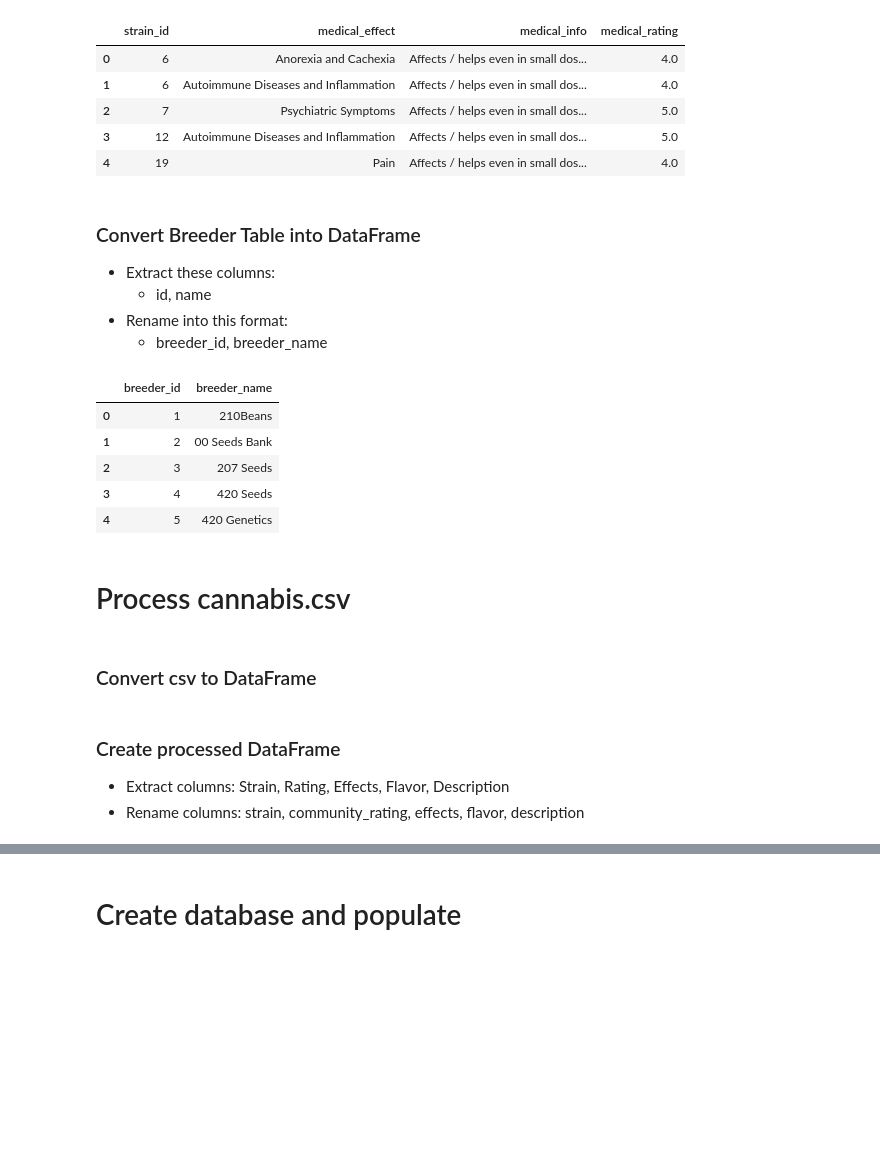
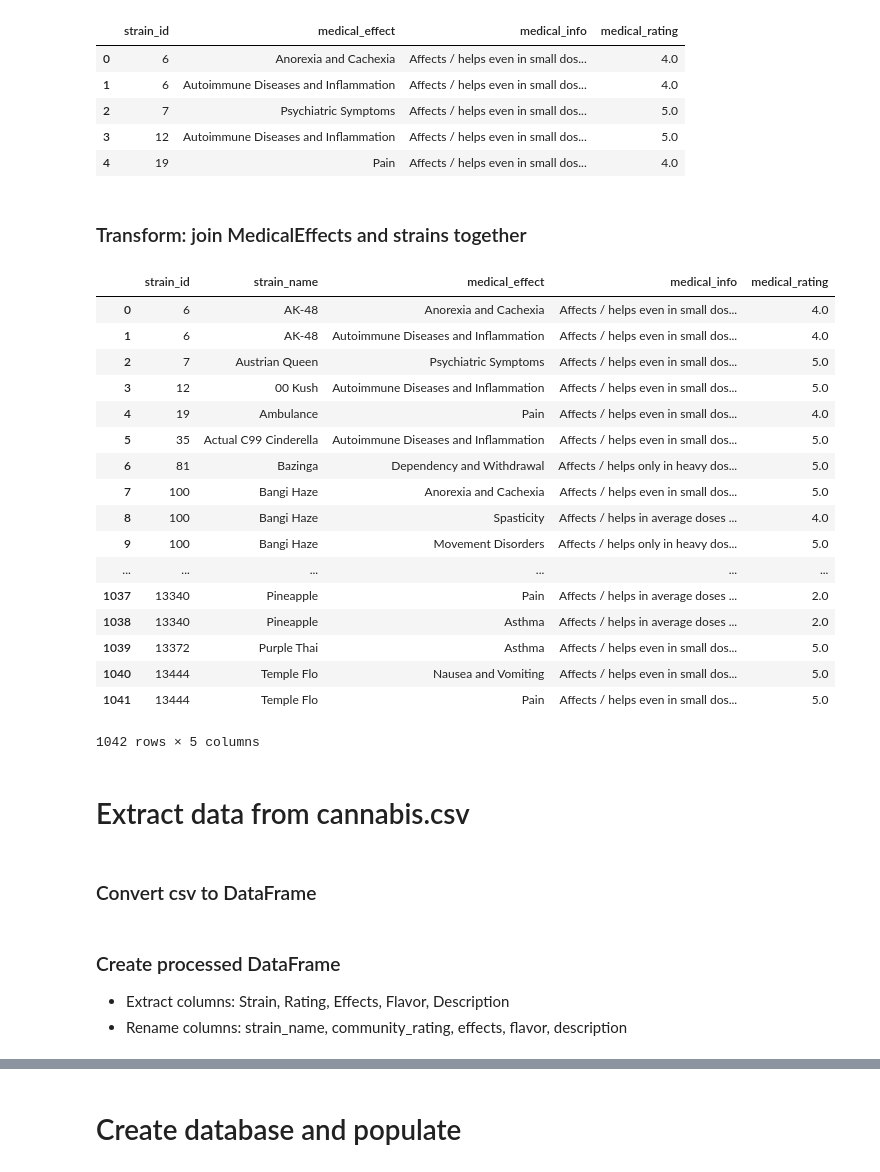
Before and after one commit to xuteresa/etl-project, a Jupyter notebook: ETL Project Starter Notebook.ipynb, the cells around one changed output, grey strips where cells are left out. Saved outputs shown, nothing was run; the diff lists cells and outputs as text; code cells hidden in the pictures; blank space fills up the shorter version.

Commit message:
transformation - strain name, prep dfs for merge

```diff
--- a/ETL Project Starter Notebook.ipynb
+++ b/ETL Project Starter Notebook.ipynb
@@ -72,9 +105,3 @@ medical_effects.head()
 | 2 | 7 | Psychiatric Symptoms | Affects / helps even in small dos... | 5.0 |
 | 3 | 12 | Autoimmune Diseases and Inflammation | Affects / helps even in small dos... | 5.0 |
 | 4 | 19 | Pain | Affects / helps even in small dos... | 4.0 |
-# %% [markdown]
-### Convert Breeder Table into DataFrame
-* Extract these columns:
-    * id, name
-* Rename into this format:
-    * breeder_id, breeder_name
@@ -83,14 +108,30 @@ breeders = pd.read_sql("SELECT id as breeder_id, name as breeder_name FROM Breed
-# %%
-breeders.head()
-# %% [output]
-|  | breeder_id | breeder_name |
-| 0 | 1 | 210Beans |
-| 1 | 2 | 00 Seeds Bank |
-| 2 | 3 | 207 Seeds |
-| 3 | 4 | 420 Seeds |
-| 4 | 5 | 420 Genetics |
+# %% [markdown]
+### Transform: join MedicalEffects and strains together
+# %%
+strains_medical = pd.merge(strains,medical_effects,how='inner',on='strain_id')
+# %%
+strains_medical.drop(['breeder_id'],axis=1)
+# %% [output]
+|  | strain_id | strain_name | medical_effect | medical_info | medical_rating |
+| 0 | 6 | AK-48 | Anorexia and Cachexia | Affects / helps even in small dos... | 4.0 |
+| 1 | 6 | AK-48 | Autoimmune Diseases and Inflammation | Affects / helps even in small dos... | 4.0 |
+| 2 | 7 | Austrian Queen | Psychiatric Symptoms | Affects / helps even in small dos... | 5.0 |
+| 3 | 12 | 00 Kush | Autoimmune Diseases and Inflammation | Affects / helps even in small dos... | 5.0 |
+| 4 | 19 | Ambulance | Pain | Affects / helps even in small dos... | 4.0 |
+| 5 | 35 | Actual C99 Cinderella | Autoimmune Diseases and Inflammation | Affects / helps even in small dos... | 5.0 |
+| 6 | 81 | Bazinga | Dependency and Withdrawal | Affects / helps only in heavy dos... | 5.0 |
+| 7 | 100 | Bangi Haze | Anorexia and Cachexia | Affects / helps even in small dos... | 5.0 |
+| 8 | 100 | Bangi Haze | Spasticity | Affects / helps in average doses ... | 4.0 |
+| 9 | 100 | Bangi Haze | Movement Disorders | Affects / helps only in heavy dos... | 5.0 |
+| ... | ... | ... | ... | ... | ... |
+| 1037 | 13340 | Pineapple | Pain | Affects / helps in average doses ... | 2.0 |
+| 1038 | 13340 | Pineapple | Asthma | Affects / helps in average doses ... | 2.0 |
+| 1039 | 13372 | Purple Thai | Asthma | Affects / helps even in small dos... | 5.0 |
+| 1040 | 13444 | Temple Flo | Nausea and Vomiting | Affects / helps even in small dos... | 5.0 |
+| 1041 | 13444 | Temple Flo | Pain | Affects / helps even in small dos... | 5.0 |
+1042 rows × 5 columns
 # %% [markdown]
-# Process cannabis.csv
+# Extract data from cannabis.csv
 # %% [markdown]
 ### Convert csv to DataFrame
 # %%
@@ -99,7 +140,7 @@ cannabis_df = pd.read_csv(file)
 # %% [markdown]
 ### Create processed DataFrame
 * Extract columns: Strain, Rating, Effects, Flavor, Description
-* Rename columns: strain, community_rating, effects, flavor, description
+* Rename columns: strain_name, community_rating, effects, flavor, description
 # %%
 cannabis_cols = ["Strain", "Type", "Rating", "Effects", "Flavor", "Description"]
 cannabis_transformed = cannabis_df[cannabis_cols].copy()
```
Also changed, not shown: parts of 21 cells of this notebook.
